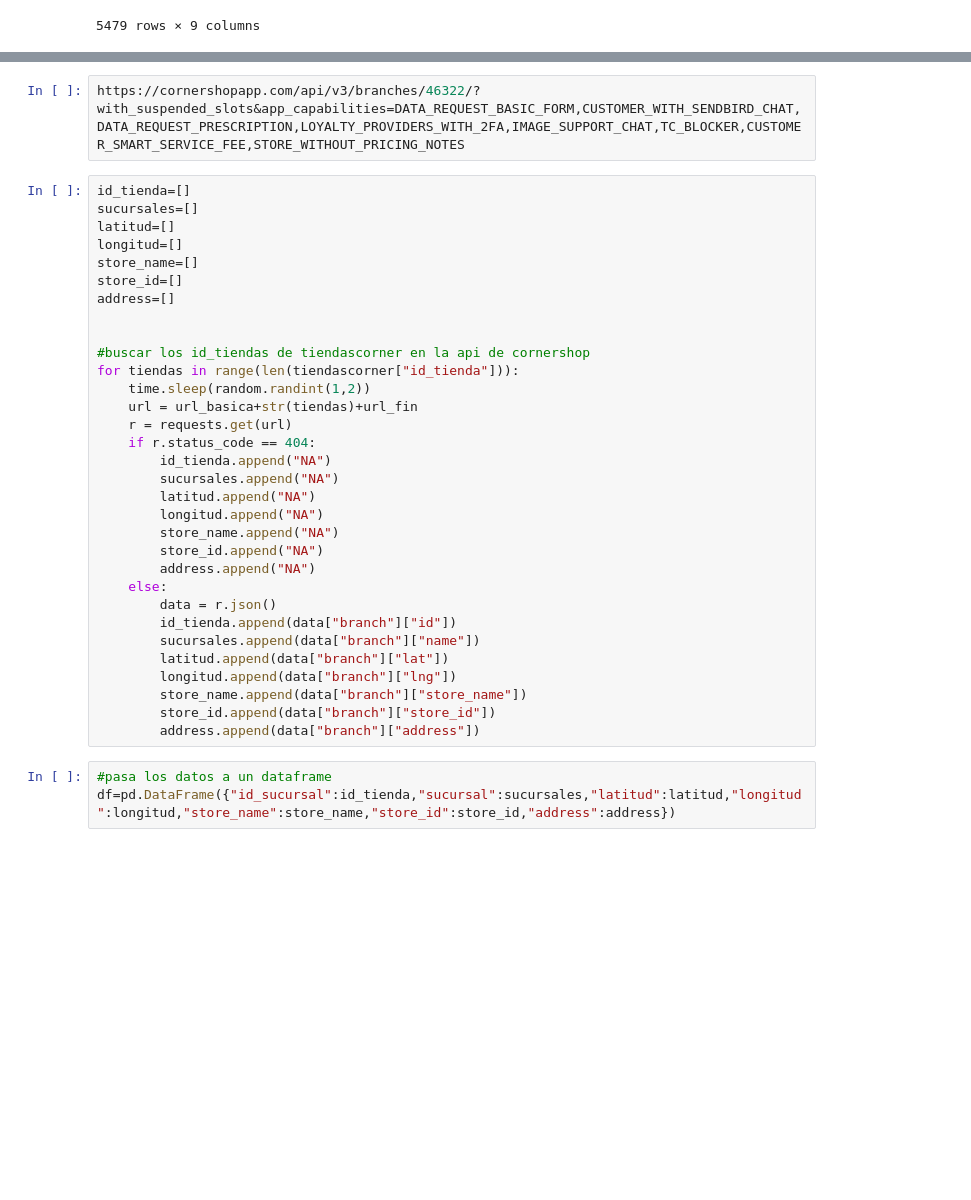
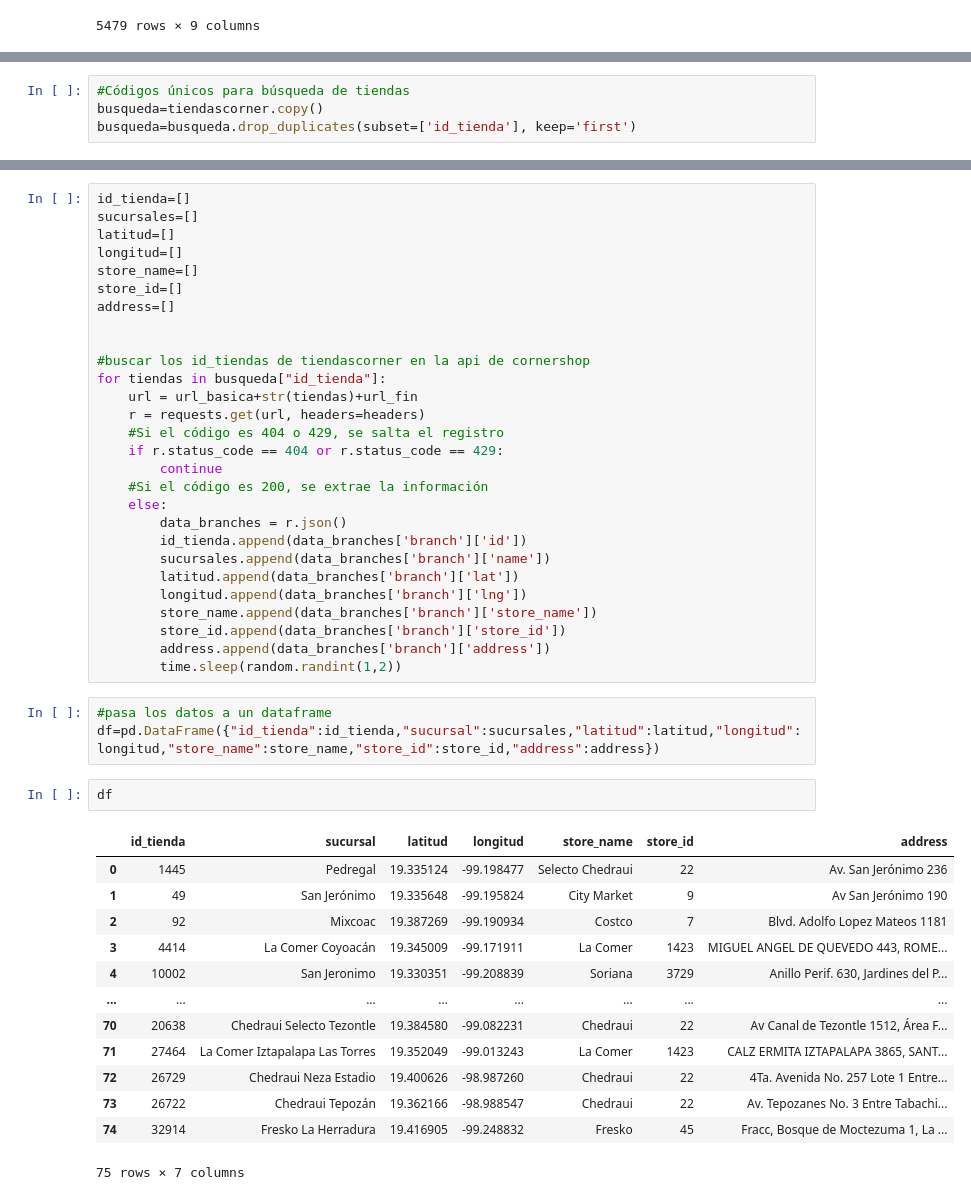
Before and after one commit to labdatos-se/pacic, a Jupyter notebook: tiendas_corner_codpost.ipynb, the cells around one changed output, grey strips where cells are left out. Saved outputs shown, nothing was run; the diff lists cells and outputs as text; blank space fills up the shorter version.

```diff
--- a/tiendas_corner_codpost.ipynb
+++ b/tiendas_corner_codpost.ipynb
@@ -144,3 +147,7 @@ tiendascorner
+# %%
+#Códigos únicos para búsqueda de tiendas
+busqueda=tiendascorner.copy()
+busqueda=busqueda.drop_duplicates(subset=['id_tienda'], keep='first')
 # %%
 #Completar registros con información de cornershop
 url_basica="https://cornershopapp.com/api/v3/branches/"
@@ -148,5 +156,3 @@ url_fin="?with_suspended_slots&app_capabilities=DATA_REQUEST_BASIC_FORM,CUSTOMER
-# %%
-https://cornershopapp.com/api/v3/branches/46322/?with_suspended_slots&app_capabilities=DATA_REQUEST_BASIC_FORM,CUSTOMER_WITH_SENDBIRD_CHAT,DATA_REQUEST_PRESCRIPTION,LOYALTY_PROVIDERS_WITH_2FA,IMAGE_SUPPORT_CHAT,TC_BLOCKER,CUSTOMER_SMART_SERVICE_FEE,STORE_WITHOUT_PRICING_NOTES
 # %%
 id_tienda=[]
 sucursales=[]
@@ -158,29 +164,41 @@ address=[]
 
 
 #buscar los id_tiendas de tiendascorner en la api de cornershop
-for tiendas in range(len(tiendascorner["id_tienda"])):
-    time.sleep(random.randint(1,2))
+for tiendas in busqueda["id_tienda"]:
     url = url_basica+str(tiendas)+url_fin
-    r = requests.get(url)
-    if r.status_code == 404:
-        id_tienda.append("NA")
-        sucursales.append("NA")
-        latitud.append("NA")
-        longitud.append("NA")
-        store_name.append("NA")
-        store_id.append("NA")
-        address.append("NA")
+    r = requests.get(url, headers=headers)
+    #Si el código es 404 o 429, se salta el registro
+    if r.status_code == 404 or r.status_code == 429:
+        continue
+    #Si el código es 200, se extrae la información
     else:
-        data = r.json()
-        id_tienda.append(data["branch"]["id"])
-        sucursales.append(data["branch"]["name"])
-        latitud.append(data["branch"]["lat"])
-        longitud.append(data["branch"]["lng"])
-        store_name.append(data["branch"]["store_name"])
-        store_id.append(data["branch"]["store_id"])
-        address.append(data["branch"]["address"])
+        data_branches = r.json()
+        id_tienda.append(data_branches['branch']['id'])
+        sucursales.append(data_branches['branch']['name'])
+        latitud.append(data_branches['branch']['lat'])
+        longitud.append(data_branches['branch']['lng'])
+        store_name.append(data_branches['branch']['store_name'])
+        store_id.append(data_branches['branch']['store_id'])
+        address.append(data_branches['branch']['address'])
+        time.sleep(random.randint(1,2))
 # %%
 #pasa los datos a un dataframe
-df=pd.DataFrame({"id_sucursal":id_tienda,"sucursal":sucursales,"latitud":latitud,"longitud":longitud,"store_name":store_name,"store_id":store_id,"address":address})
+df=pd.DataFrame({"id_tienda":id_tienda,"sucursal":sucursales,"latitud":latitud,"longitud":longitud,"store_name":store_name,"store_id":store_id,"address":address})
+# %%
+df
+# %% [output]
+|  | id_tienda | sucursal | latitud | longitud | store_name | store_id | address |
+| 0 | 1445 | Pedregal | 19.335124 | -99.198477 | Selecto Chedraui | 22 | Av. San Jerónimo 236 |
+| 1 | 49 | San Jerónimo | 19.335648 | -99.195824 | City Market | 9 | Av San Jerónimo 190 |
+| 2 | 92 | Mixcoac | 19.387269 | -99.190934 | Costco | 7 | Blvd. Adolfo Lopez Mateos 1181 |
+| 3 | 4414 | La Comer Coyoacán | 19.345009 | -99.171911 | La Comer | 1423 | MIGUEL ANGEL DE QUEVEDO 443, ROME... |
+| 4 | 10002 | San Jeronimo | 19.330351 | -99.208839 | Soriana | 3729 | Anillo Perif. 630, Jardines del P... |
+| ... | ... | ... | ... | ... | ... | ... | ... |
+| 70 | 20638 | Chedraui Selecto Tezontle | 19.384580 | -99.082231 | Chedraui | 22 | Av Canal de Tezontle 1512, Área F... |
+| 71 | 27464 | La Comer Iztapalapa Las Torres | 19.352049 | -99.013243 | La Comer | 1423 | CALZ ERMITA IZTAPALAPA 3865, SANT... |
+| 72 | 26729 | Chedraui Neza Estadio | 19.400626 | -98.987260 | Chedraui | 22 | 4Ta. Avenida No. 257 Lote 1 Entre... |
+| 73 | 26722 | Chedraui Tepozán | 19.362166 | -98.988547 | Chedraui | 22 | Av. Tepozanes No. 3 Entre Tabachi... |
+| 74 | 32914 | Fresko La Herradura | 19.416905 | -99.248832 | Fresko | 45 | Fracc, Bosque de Moctezuma 1, La ... |
+75 rows × 7 columns
 # %%
 #Pegar con tiendascorner
```
Also changed, not shown: parts of 5 cells of this notebook, 2 other files.
